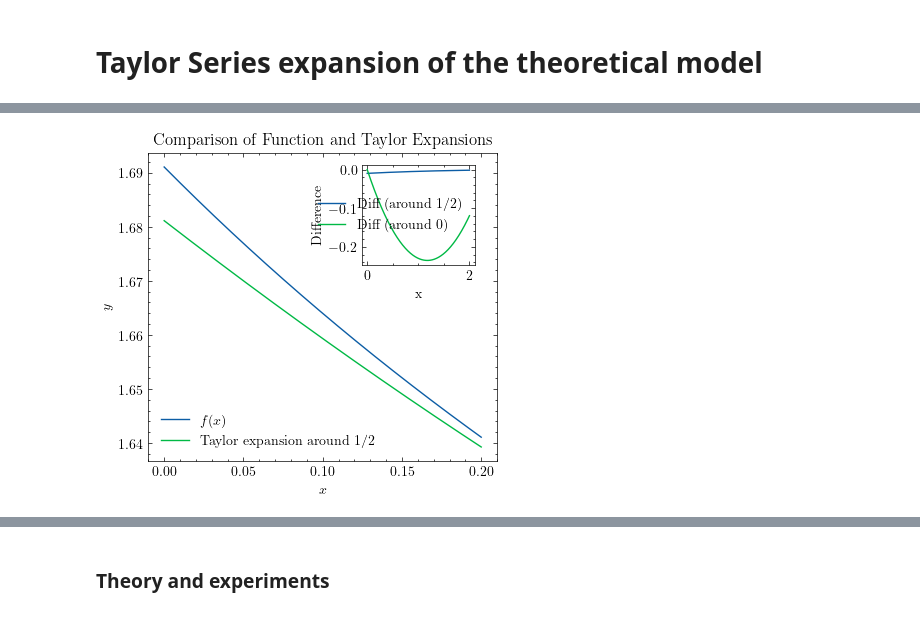
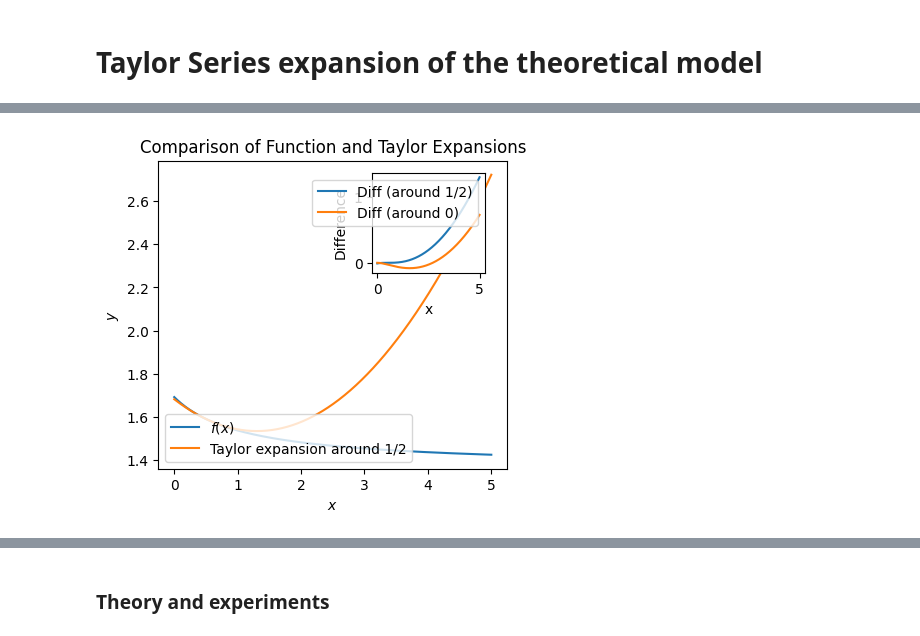
Before and after one commit to antonilis/molecular_crowding, a Jupyter notebook: plots.ipynb, the cells around one changed output, grey strips where cells are left out. Saved outputs shown, nothing was run; the diff lists cells and outputs as text; code cells hidden in the pictures.

```diff
--- a/plots.ipynb
+++ b/plots.ipynb
@@ -4,7 +4,7 @@ import pandas as pd
 import numpy as np
 import matplotlib.pyplot as plt
 from scipy.optimize import curve_fit
-import scienceplots
+#import scienceplots
 import uncertainties as unc
 from uncertainties import unumpy as unp
 import os
@@ -12,4 +12,4 @@ import utils as uts
 
 from main_data_processor import Data
 # plt.rcParams['text.usetex'] = False
-plt.style.use('science')
+#plt.style.use('science')
@@ -122,49 +274,46 @@ a
 # %%
 # Define the range for x
-x = np.linspace(0, 2, 500)  # Ensure the domain of the function is valid
+x = np.linspace(0, 5, 500)  # Ensure the domain of the function is valid
 
 a = 0.0754 / 0.1754 * 4 + 0.0246 / 0.1754
 
-Bn = 0.1
+Bn = 1
 
 # Define the functions
 y1 = np.sqrt(1 /(Bn * x + 1) + a)
 # Taylor expansion around x = 1/2
 sqrt_term = np.sqrt(2 / 3)
 y2 =(4 * a + 2) / (3 * np.sqrt(3) * (3 * a + 2)**(3/2)) * (Bn*x)**2 - (2 * (5 * a + 3)) / (3 * np.sqrt(3) * (3 * a + 2)**(3/2)) * Bn*x + (54 * a**2 + 80 * a + 29) / (6 * np.sqrt(3) * (3 * a + 2)**(3/2))
 difference = y2 - y1
 
 # Taylor expansion around x = 0
-#y3 = np.sqrt(1 + a) - (1 / 2) * (1 + a)**(-1/2) * x + (3 / 8) * (1 + a)**(-3/2) * x**2
+y3 = np.sqrt(1 + a) - (1 / 2) * (1 + a)**(-1/2) * x + (3 / 8) * (1 + a)**(-3/2) * x**2
 
 # Differences
 difference1 = y2 - y1  # Difference for Taylor around 1/2
-#difference2 = y3 - y1  # Difference for Taylor around 0
+difference2 = y3 - y1  # Difference for Taylor around 0
 
-# Plotting
-with plt.style.context(['science']):
-    fig, ax = plt.subplots(figsize=(4.5, 4))
 
-    ax.plot(Bn*x, y1, label=r'$f(x)$')
-    ax.plot(Bn*x, y2, label='Taylor expansion around 1/2')
-    #ax.plot(x, y3, label='Taylor expansion around 0')
-    #ax.plot(x, 5*y4, label='test')
-    ax.legend(loc='lower left')
-    ax.set_xlabel(r'$x$')
-    ax.set_ylabel(r'$y$')
-    ax.set_title('Comparison of Function and Taylor Expansions')
+fig, ax = plt.subplots(figsize=(4.5, 4))
 
-    # Create inset manually
-    inset_ax = plt.axes([0.6, 0.6, 0.25, 0.25])  # [left, bottom, width, height]
-    inset_ax.plot(x, difference1, label='Diff (around 1/2)')
-    inset_ax.plot(x, difference2, label='Diff (around 0)')
-    inset_ax.set_xlabel('x')
-    inset_ax.set_ylabel('Difference')
-    inset_ax.legend()
-
-    #plt.savefig('function_taylor.pdf', format='pdf', dpi=600)
+ax.plot(Bn*x, y1, label=r'$f(x)$')
+ax.plot(Bn*x, y2, label='Taylor expansion around 1/2')
+#ax.plot(x, y3, label='Taylor expansion around 0')
+#ax.plot(x, 5*y4, label='test')
+ax.legend(loc='lower left')
+ax.set_xlabel(r'$x$')
+ax.set_ylabel(r'$y$')
+ax.set_title('Comparison of Function and Taylor Expansions')
+# Create inset manually
+inset_ax = plt.axes([0.6, 0.6, 0.25, 0.25])  # [left, bottom, width, height]
+inset_ax.plot(x, difference1, label='Diff (around 1/2)')
+inset_ax.plot(x, difference2, label='Diff (around 0)')
+inset_ax.set_xlabel('x')
+inset_ax.set_ylabel('Difference')
+inset_ax.legend()
+plt.savefig('function_taylor.pdf', format='pdf', dpi=600)
 # %% [output]
-[figure, old version]
+[figure, new version]
 # %%
 x = np.linspace(0, 1)
 y = np.exp(-x)
```
Also changed, not shown: parts of 112 cells of this notebook, 7 other files.
